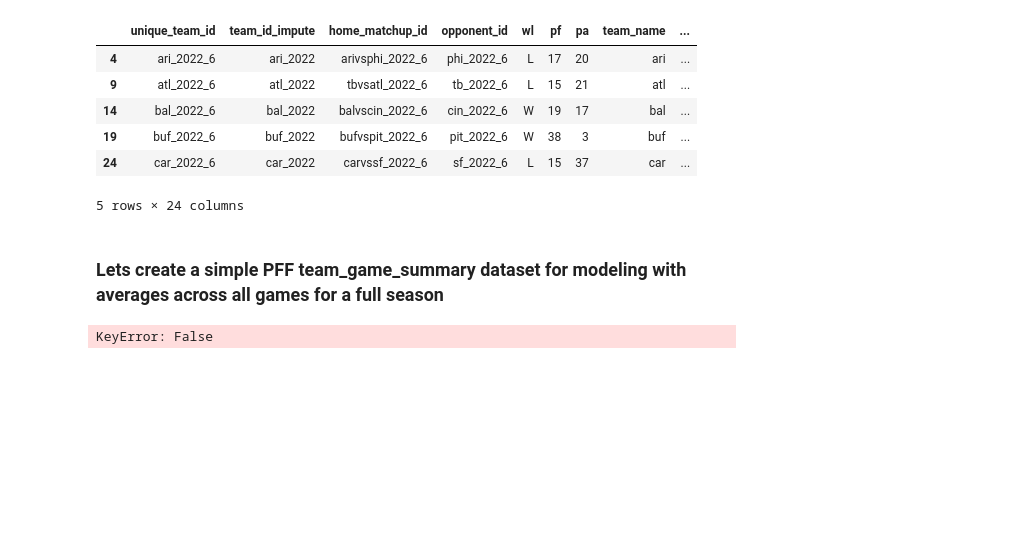
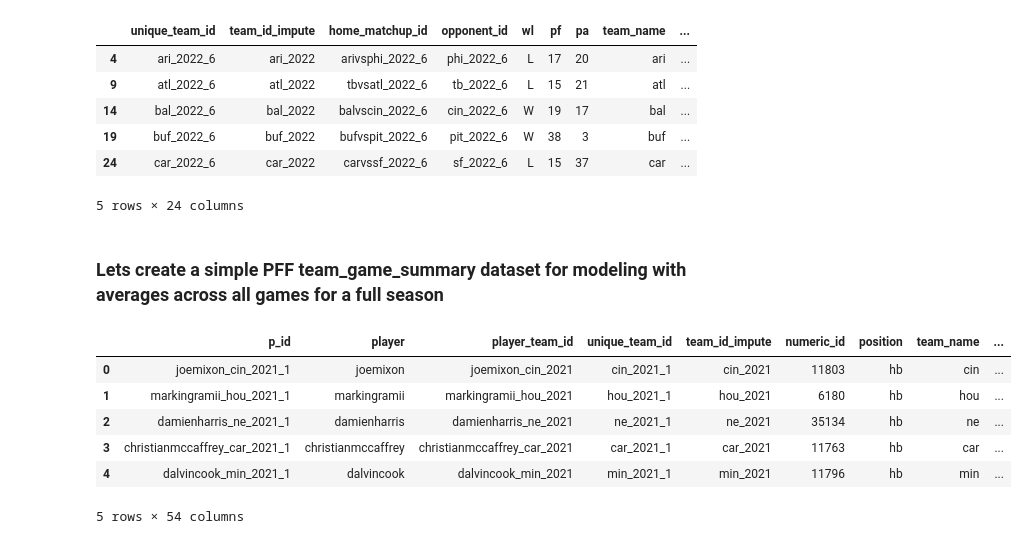
Before and after one commit to ajakks/nfl_models, a Jupyter notebook: create_modeling_data_sample_all.ipynb, the cells around one changed output. Saved outputs shown, nothing was run; the diff lists cells and outputs as text; code cells hidden in the pictures; blank space fills up the shorter version.

```diff
--- a/create_modeling_data_sample_all.ipynb
+++ b/create_modeling_data_sample_all.ipynb
@@ -1002,6 +1018,11 @@ rush_summ_conc.to_csv('./rush_summary.csv', index=False)
-# %%
-rush_summ_conc_temp = rush_summ_conc[rush_summ_conc['team_name' == 'was']]
-rush_summ_conc_temp = rush_summ_conc_temp.sort_values(by=["player","team_name","year","week"], ascending=[True, True, True, True])
-rush_summ_conc_temp.tail(n=25)
-# %% [output]
-KeyError: False
+# %%
+rush_summ_conc_temp = rush_summ_conc[rush_summ_conc['position'] == 'hb']
+rush_summ_conc.head()
+# %% [output]
+|  | p_id | player | player_team_id | unique_team_id | team_id_impute | numeric_id | position | team_name | ... |
+| 0 | joemixon_cin_2021_1 | joemixon | joemixon_cin_2021 | cin_2021_1 | cin_2021 | 11803 | hb | cin | ... |
+| 1 | markingramii_hou_2021_1 | markingramii | markingramii_hou_2021 | hou_2021_1 | hou_2021 | 6180 | hb | hou | ... |
+| 2 | damienharris_ne_2021_1 | damienharris | damienharris_ne_2021 | ne_2021_1 | ne_2021 | 35134 | hb | ne | ... |
+| 3 | christianmccaffrey_car_2021_1 | christianmccaffrey | christianmccaffrey_car_2021 | car_2021_1 | car_2021 | 11763 | hb | car | ... |
+| 4 | dalvincook_min_2021_1 | dalvincook | dalvincook_min_2021 | min_2021_1 | min_2021 | 11796 | hb | min | ... |
+5 rows × 54 columns
```
Also changed, not shown: parts of 15 cells of this notebook, 1 other file.
